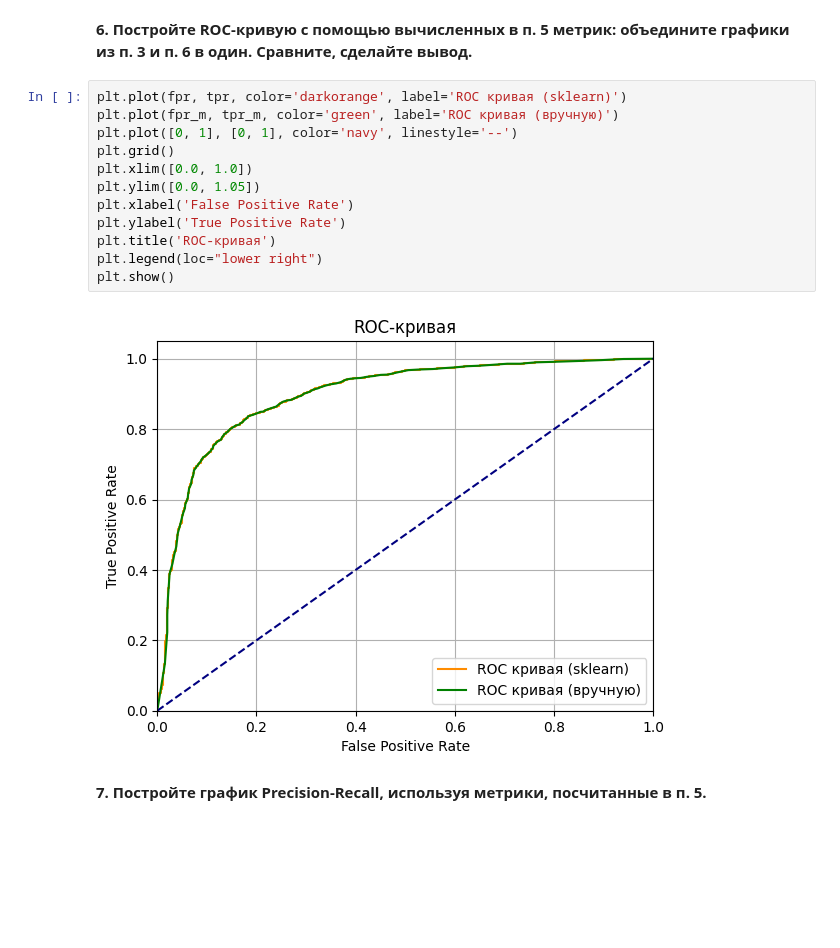
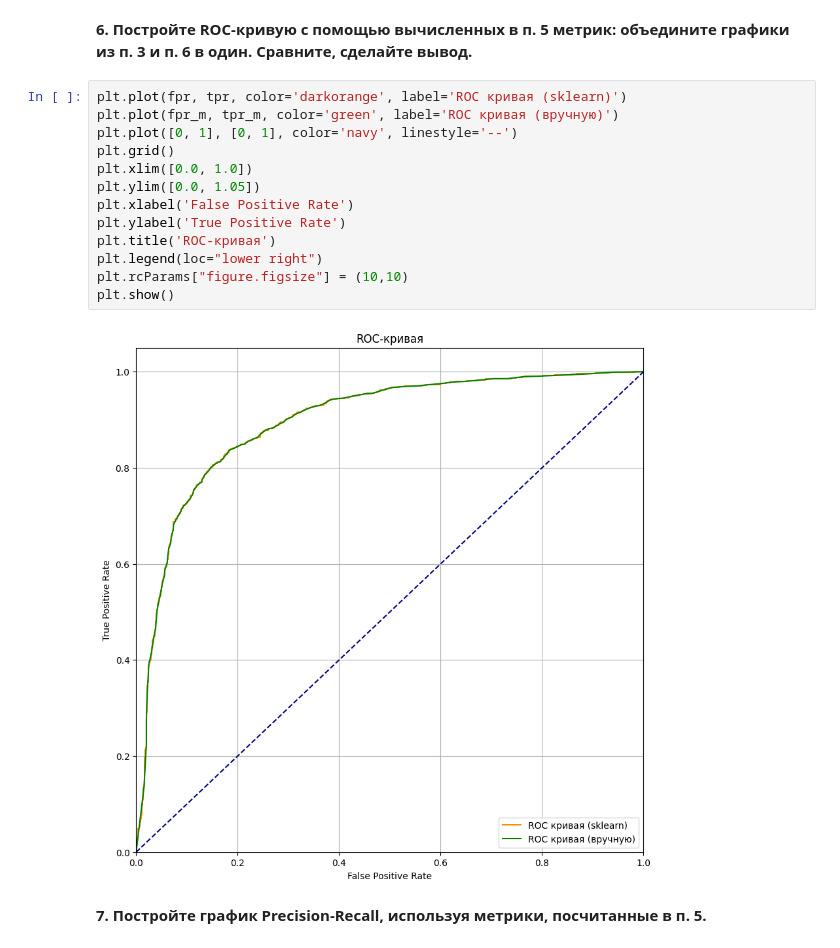
Before and after one commit to adtitovich/dsml-17, a Jupyter notebook: m3.ipynb, the cells around one changed output. Drawn from its saved outputs; the diff is of its cells as text; blank space fills up the shorter version.

```diff
--- a/m3.ipynb
+++ b/m3.ipynb
@@ -208,17 +208,18 @@ for th in thresholds:
 # %%
 plt.plot(fpr, tpr, color='darkorange', label='ROC кривая (sklearn)')
 plt.plot(fpr_m, tpr_m, color='green', label='ROC кривая (вручную)')
 plt.plot([0, 1], [0, 1], color='navy', linestyle='--')
 plt.grid()
 plt.xlim([0.0, 1.0])
 plt.ylim([0.0, 1.05])
 plt.xlabel('False Positive Rate')
 plt.ylabel('True Positive Rate')
 plt.title('ROC-кривая')
 plt.legend(loc="lower right")
+plt.rcParams["figure.figsize"] = (10,10)
 plt.show()
 # %% [output]
-[figure, old version]
+[figure, new version]
 # %% [markdown]
 **7. Постройте график Precision-Recall, используя метрики, посчитанные в п. 5.**
 # %%
```
Also changed, not shown: parts of 2 cells of this notebook.
